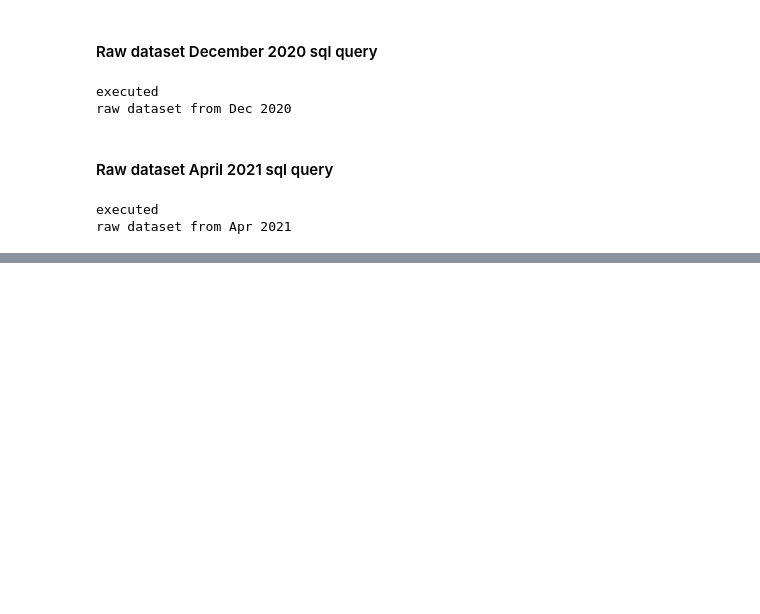
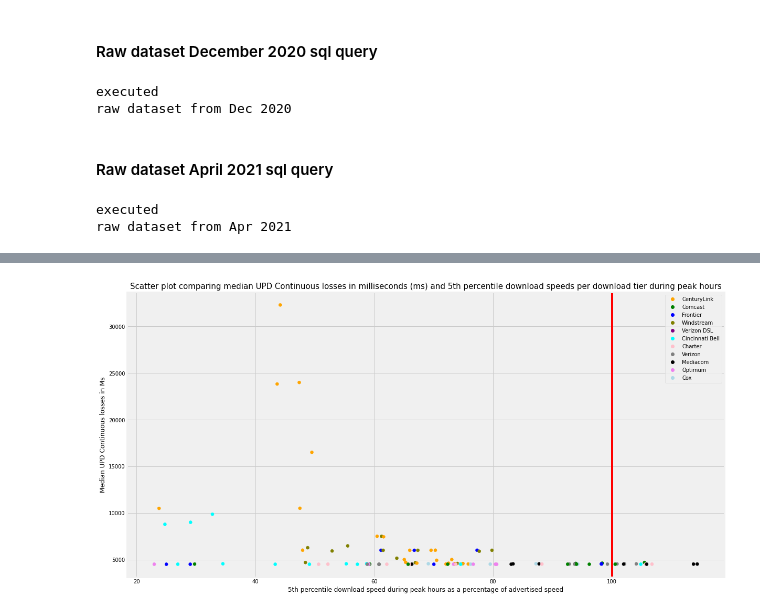
Before and after one commit to afreund415/MBA-broadband-research, a Jupyter notebook: jupyterFiles/95% Consistency Analysis with Raw MBA Data.ipynb, the cells around one changed output, grey strips where cells are left out. Cells and saved outputs as stored; diff of their text form; code cells hidden in the pictures; blank space fills up the shorter version.

```diff
--- a/jupyterFiles/95% Consistency Analysis with Raw MBA Data.ipynb
+++ b/jupyterFiles/95% Consistency Analysis with Raw MBA Data.ipynb
@@ -522,0 +541,29 @@ Text(0.5, 1.0, "Scatter plot comparing Fiber ISPs' 95th consistent (5th percenti
+# %%
+X =  finalMBADF['fivepct']
+Y = finalMBADF.sort_values(by=['medianOutageMs'],ascending=False)['medianOutageMs']
+
+
+fig = plt.figure()
+plt.rcParams["figure.figsize"] = [40, 10]
+ax1 = fig.add_subplot(122)
+
+
+colors = {'CenturyLink':'orange', 'Comcast':'green', 'Frontier':'blue', 'Windstream':'olive',
+        'Verizon DSL': 'purple', 'Cincinnati Bell': 'cyan', 'Charter': 'pink', 'Verizon': 'gray',
+        'Mediacom': 'black', 'Optimum': 'violet', 'Cox': 'lightblue'}
+
+ax1.scatter(X, Y, c=finalMBADF['isp'].map(colors))
+# ax1.scatter(X, Y)
+plt.grid(True)
+markers = [plt.Line2D([0,0],[0,0],color=color, marker='o', linestyle='') for color in colors.values()]
+# markers = [plt.Line2D([0,0],[0,0], marker='o', linestyle='')]
+
+plt.legend(markers, colors, numpoints=1)
+plt.axvline(x = 100, color = 'red', linestyle = '-')
+plt.xlabel("5th percentile download speed during peak hours as a percentage of advertised speed")
+plt.ylabel("Median UPD Continuous losses in Ms")
+plt.title("Scatter plot comparing median UPD Continuous losses in milliseconds (ms) and 5th percentile download speeds per download tier during peak hours",fontsize=15)
+
+plt.show()
+# %% [output]
+[figure, added]
```
Also changed, not shown: parts of 38 cells of this notebook.
